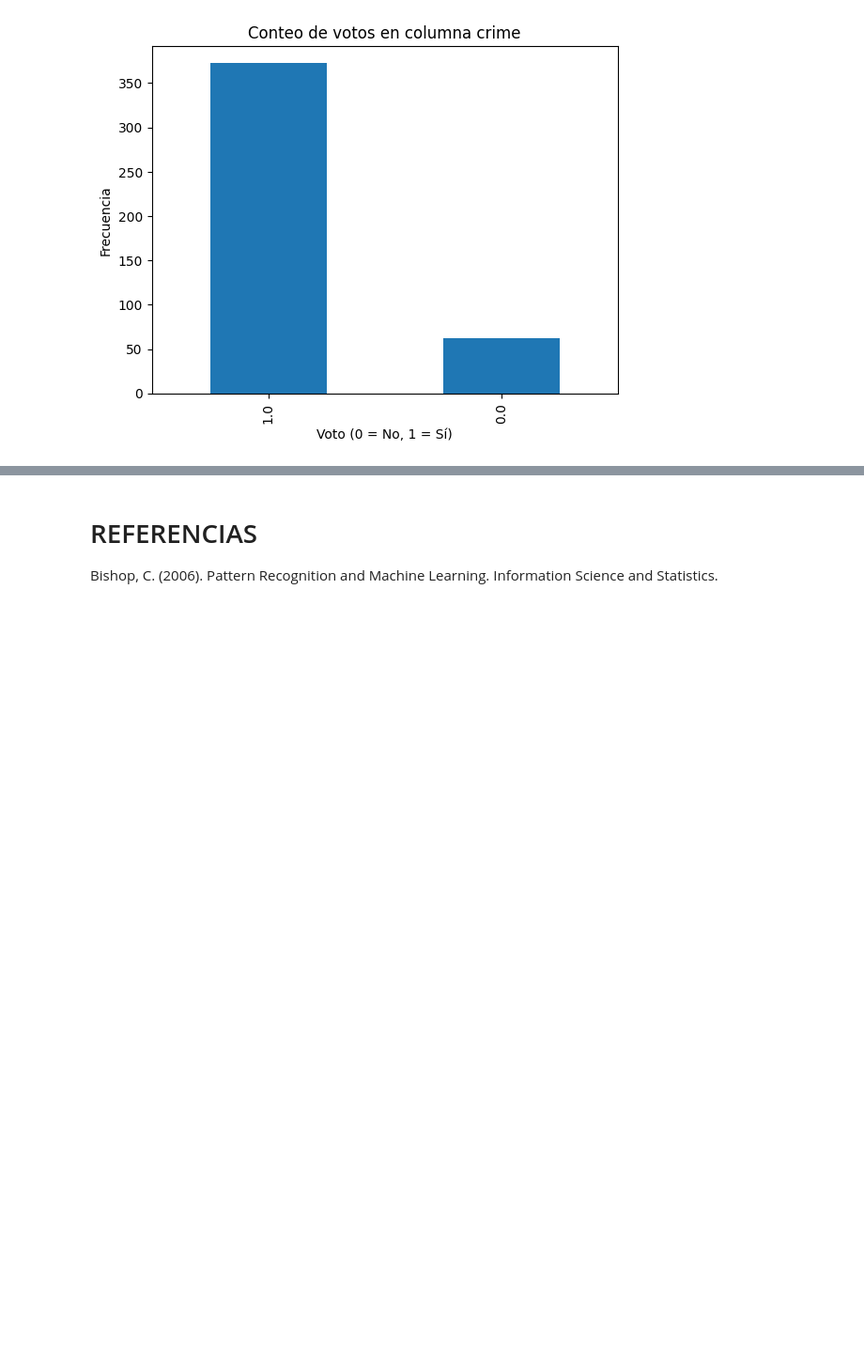
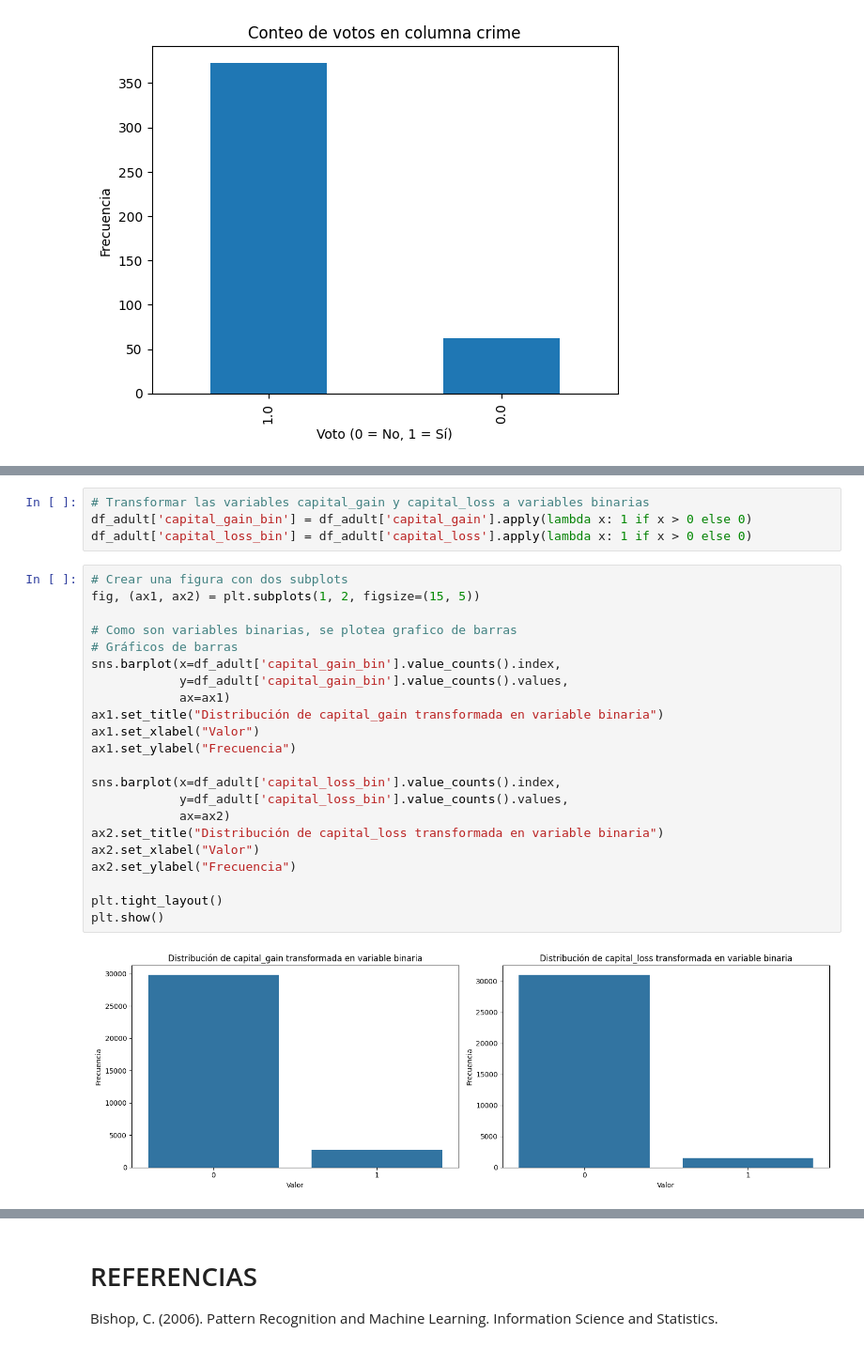
Before and after one commit to Jassonsan/MachineLearning, a Jupyter notebook: MORA_JASSON_ML_CLASS_02.ipynb, the cells around one changed output, grey strips where cells are left out. Shown: that part at 94% size. Drawn from its saved outputs; the diff is of its cells as text; blank space fills up the shorter version.

```diff
--- a/MORA_JASSON_ML_CLASS_02.ipynb
+++ b/MORA_JASSON_ML_CLASS_02.ipynb
@@ -215,0 +376,28 @@ plt.show()
+# %%
+# Transformar las variables capital_gain y capital_loss a variables binarias
+df_adult['capital_gain_bin'] = df_adult['capital_gain'].apply(lambda x: 1 if x > 0 else 0)
+df_adult['capital_loss_bin'] = df_adult['capital_loss'].apply(lambda x: 1 if x > 0 else 0)
+# %%
+# Crear una figura con dos subplots
+fig, (ax1, ax2) = plt.subplots(1, 2, figsize=(15, 5))
+
+# Como son variables binarias, se plotea grafico de barras
+# Gráficos de barras
+sns.barplot(x=df_adult['capital_gain_bin'].value_counts().index,
+            y=df_adult['capital_gain_bin'].value_counts().values,
+            ax=ax1)
+ax1.set_title("Distribución de capital_gain transformada en variable binaria")
+ax1.set_xlabel("Valor")
+ax1.set_ylabel("Frecuencia")
+
+sns.barplot(x=df_adult['capital_loss_bin'].value_counts().index,
+            y=df_adult['capital_loss_bin'].value_counts().values,
+            ax=ax2)
+ax2.set_title("Distribución de capital_loss transformada en variable binaria")
+ax2.set_xlabel("Valor")
+ax2.set_ylabel("Frecuencia")
+
+plt.tight_layout()
+plt.show()
+# %% [output]
+[figure, added]
```
Also changed, not shown: parts of 14 cells of this notebook.
